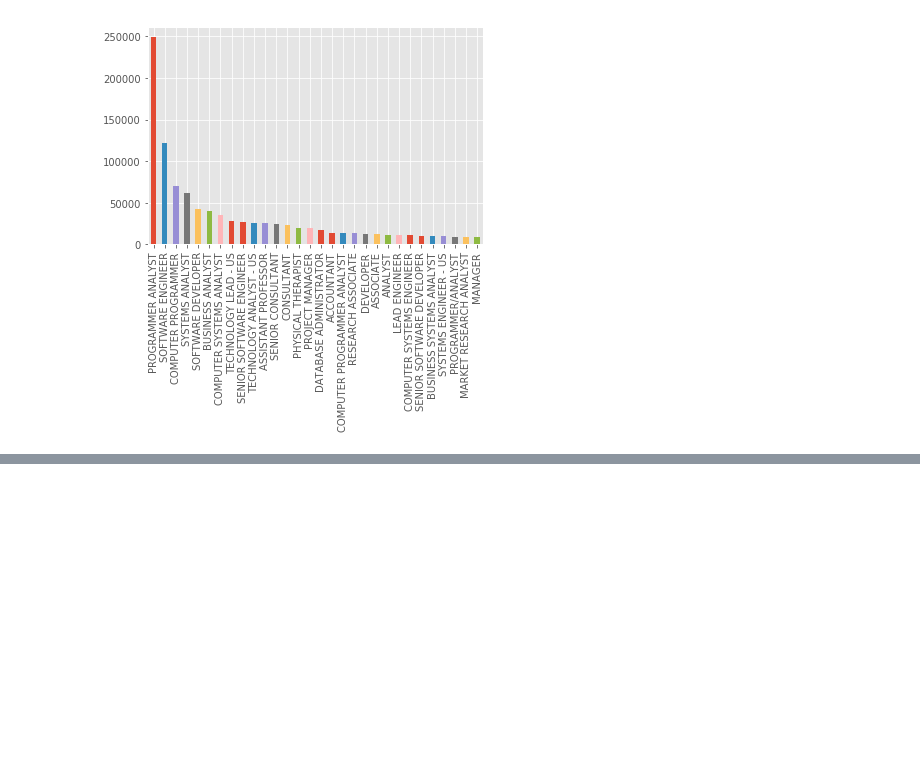
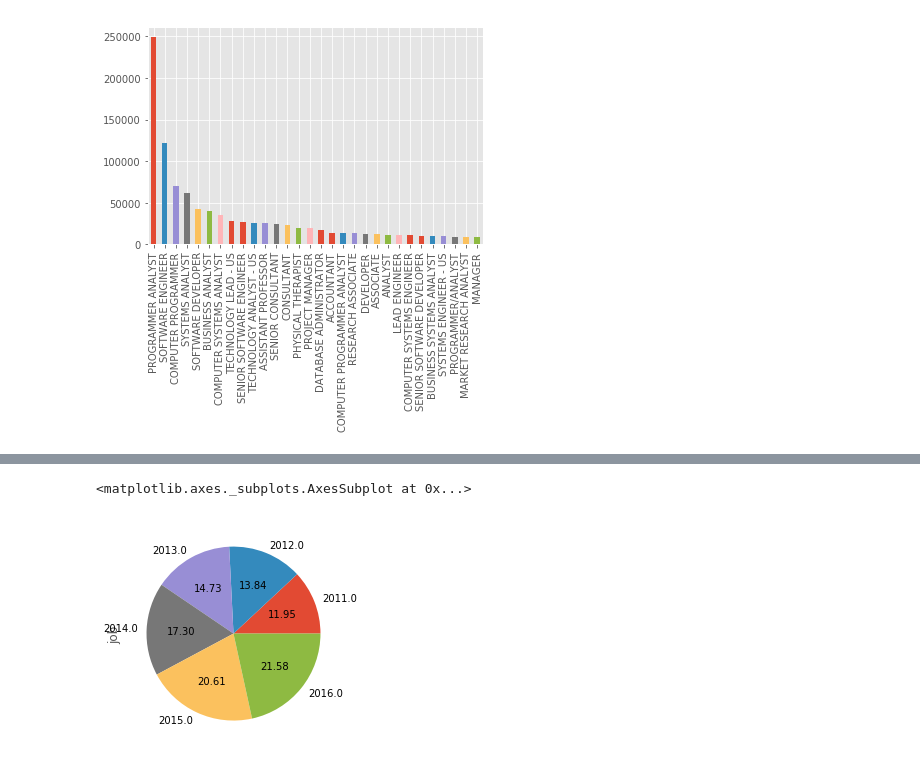
Before and after one commit to rahul-72/Data-Science-code, a Jupyter notebook: data_science/pandas/H1B_Project.ipynb, the cells around one changed output, grey strips where cells are left out. Cells and saved outputs as stored; diff of their text form; code cells hidden in the pictures; blank space fills up the shorter version.

```diff
--- a/data_science/pandas/H1B_Project.ipynb
+++ b/data_science/pandas/H1B_Project.ipynb
@@ -112,0 +188,5 @@ plt.show()
+# %%
+df.groupby('year')['job'].count().plot(kind='pie',autopct='%.2f')
+# %% [output]
+<matplotlib.axes._subplots.AxesSubplot at 0x...>
+[figure, added]
```
Also changed, not shown: parts of 38 cells of this notebook, 1 other file.
